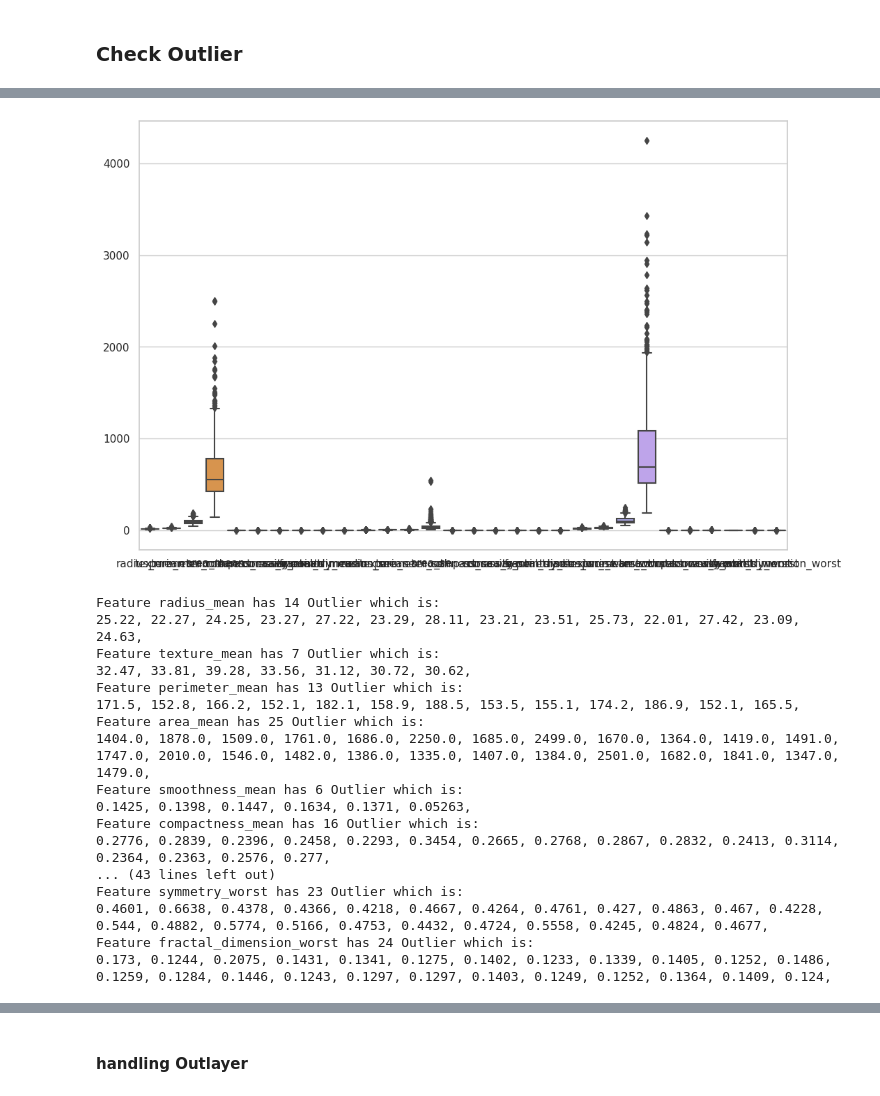
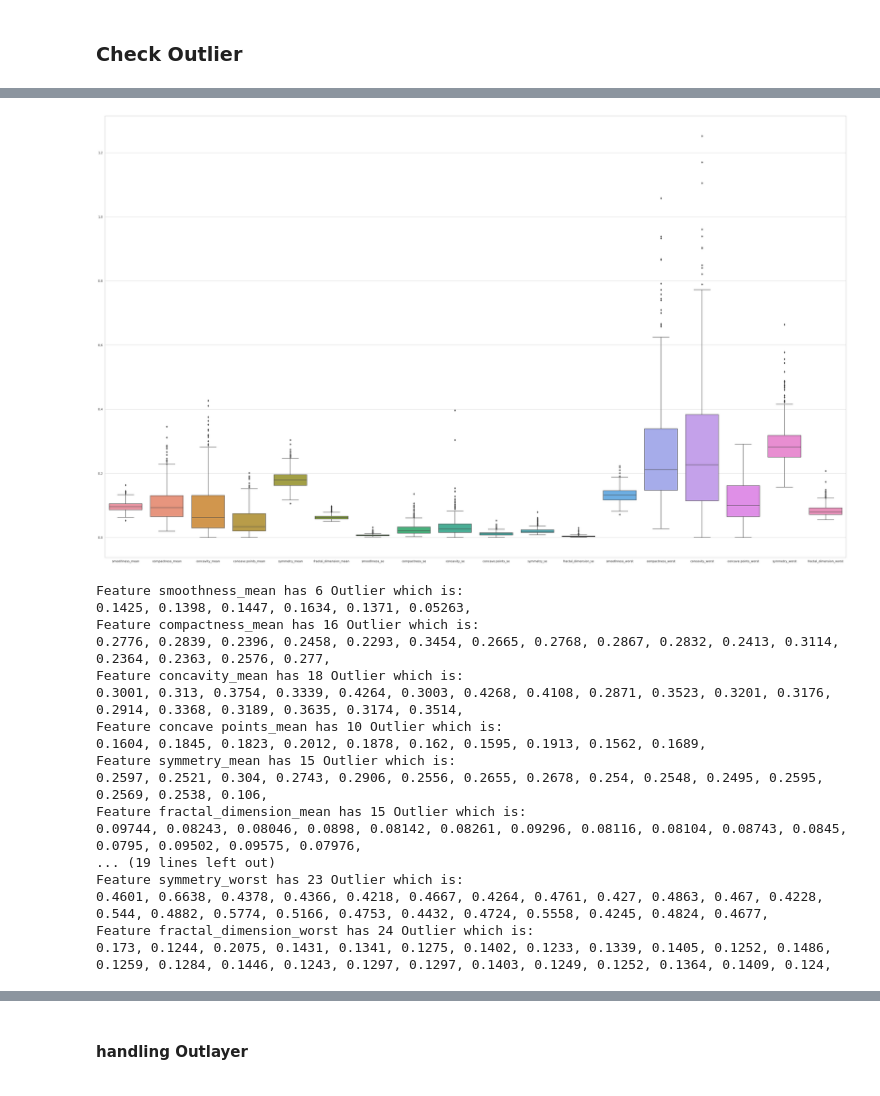
Before and after one commit to rizalarb/portfolio, a Jupyter notebook: M5_ml_cancer.ipynb, the cells around one changed output, grey strips where cells are left out. Saved outputs shown, nothing was run; the diff lists cells and outputs as text; code cells hidden in the pictures.

```diff
--- a/M5_ml_cancer.ipynb
+++ b/M5_ml_cancer.ipynb
@@ -132,3 +173,7 @@ plt.show()
+# %%
+df = df.drop(['radius_mean','texture_mean','perimeter_mean','area_mean',
+              'radius_se','texture_se', 'perimeter_se', 'area_se' ,
+              'radius_worst','texture_worst', 'perimeter_worst', 'area_worst'],axis=1)
 # %% [markdown]
 ### Check Outlier
 # %%
@@ -147,14 +191,14 @@ df.describe()
 # %%
 # Mengambil sampel beberapa kolom yang ingin dilihat distribusinya
 kolom_distribusi = df[list(df.columns[1:])]
 
 # Membuat displot menggunakan Seaborn
-plt.figure(figsize=(12, 8))
+plt.figure(figsize=(50, 30))
 sns.set(style="whitegrid")  # Opsi lain untuk gaya: "darkgrid", "white", "ticks", dll.
 sns.boxplot(data=kolom_distribusi)  # Anda dapat mengatur jumlah bins sesuai kebutuhan
 plt.show()
 # %% [output]
-[figure, old version]
+[figure, new version]
 # %%
 def find_outlier(yourlist):
     outlier = ''
@@ -180,19 +224,19 @@ for j in df[list(df.columns[1:])] :
         print('Feature {} has {} Outlier which is:'.format(j, (len(find_outlier(df[j]).split(',')))-1))
         print(find_outlier(df[j]))
 # %% [output]
-Feature radius_mean has 14 Outlier which is:
-25.22, 22.27, 24.25, 23.27, 27.22, 23.29, 28.11, 23.21, 23.51, 25.73, 22.01, 27.42, 23.09, 24.63,
-Feature texture_mean has 7 Outlier which is:
-32.47, 33.81, 39.28, 33.56, 31.12, 30.72, 30.62,
-Feature perimeter_mean has 13 Outlier which is:
-171.5, 152.8, 166.2, 152.1, 182.1, 158.9, 188.5, 153.5, 155.1, 174.2, 186.9, 152.1, 165.5,
-Feature area_mean has 25 Outlier which is:
-1404.0, 1878.0, 1509.0, 1761.0, 1686.0, 2250.0, 1685.0, 2499.0, 1670.0, 1364.0, 1419.0, 1491.0, 1747.0, 2010.0, 1546.0, 1482.0, 1386.0, 1335.0, 1407.0, 1384.0, 2501.0, 1682.0, 1841.0, 1347.0, 1479.0,
 Feature smoothness_mean has 6 Outlier which is:
 0.1425, 0.1398, 0.1447, 0.1634, 0.1371, 0.05263,
 Feature compactness_mean has 16 Outlier which is:
 0.2776, 0.2839, 0.2396, 0.2458, 0.2293, 0.3454, 0.2665, 0.2768, 0.2867, 0.2832, 0.2413, 0.3114, 0.2364, 0.2363, 0.2576, 0.277,
-... (43 lines left out)
+Feature concavity_mean has 18 Outlier which is:
+0.3001, 0.313, 0.3754, 0.3339, 0.4264, 0.3003, 0.4268, 0.4108, 0.2871, 0.3523, 0.3201, 0.3176, 0.2914, 0.3368, 0.3189, 0.3635, 0.3174, 0.3514,
+Feature concave points_mean has 10 Outlier which is:
+0.1604, 0.1845, 0.1823, 0.2012, 0.1878, 0.162, 0.1595, 0.1913, 0.1562, 0.1689,
+Feature symmetry_mean has 15 Outlier which is:
+0.2597, 0.2521, 0.304, 0.2743, 0.2906, 0.2556, 0.2655, 0.2678, 0.254, 0.2548, 0.2495, 0.2595, 0.2569, 0.2538, 0.106,
+Feature fractal_dimension_mean has 15 Outlier which is:
+0.09744, 0.08243, 0.08046, 0.0898, 0.08142, 0.08261, 0.09296, 0.08116, 0.08104, 0.08743, 0.0845, 0.0795, 0.09502, 0.09575, 0.07976,
+... (19 lines left out)
 Feature symmetry_worst has 23 Outlier which is:
 0.4601, 0.6638, 0.4378, 0.4366, 0.4218, 0.4667, 0.4264, 0.4761, 0.427, 0.4863, 0.467, 0.4228, 0.544, 0.4882, 0.5774, 0.5166, 0.4753, 0.4432, 0.4724, 0.5558, 0.4245, 0.4824, 0.4677,
 Feature fractal_dimension_worst has 24 Outlier which is:
```
Also changed, not shown: parts of 106 cells of this notebook.
